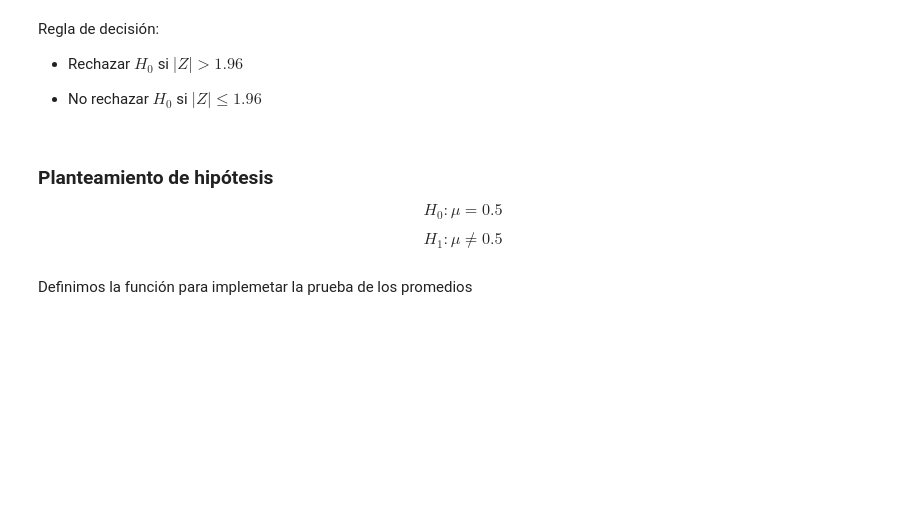
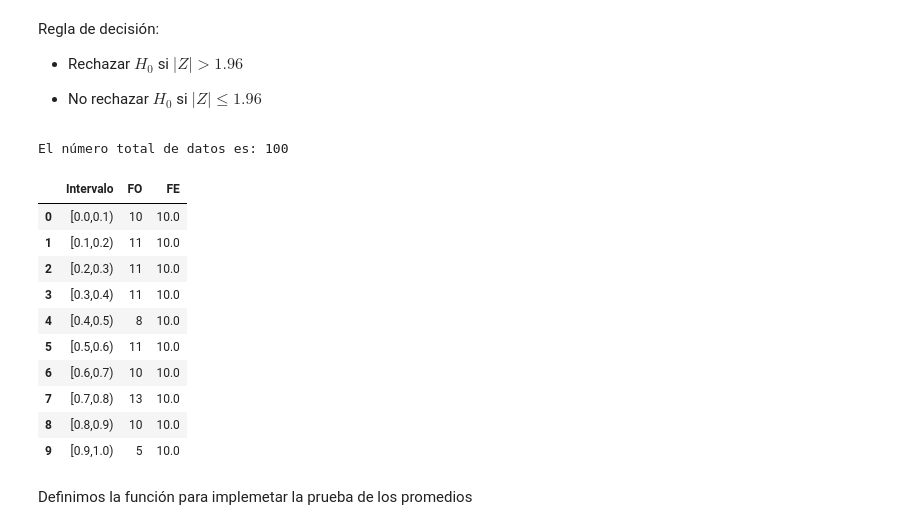
Before and after one commit to KarlaMichelleSorianoSanhez/Simulacion-I, a Jupyter notebook: prueba_frecuencias.ipynb, the cells around one changed output. Drawn from its saved outputs; the diff is of its cells as text; code cells hidden in the pictures; blank space fills up the shorter version.

```diff
--- a/prueba_frecuencias.ipynb
+++ b/prueba_frecuencias.ipynb
@@ -69,11 +75,5 @@ Regla de decisión:
 * Rechazar $H_0$ si $|Z| > 1.96$
 
 * No rechazar $H_0$ si $|Z| \le 1.96$
-# %% [markdown]
-### Planteamiento de hipótesis
-
-$$H_0 : \mu= 0.5$$
-
-$$ H_1 : \mu \neq 0.5 $$
 # %%
 import numpy as np #utilizada para calcular la media
@@ -105,3 +106,8 @@ data = [
 0.19147, 0.40644, 0.08128, 0.73435, 0.22724,
 0.22287, 0.07281, 0.64183, 0.44267, 0.72102
 ]
+
+n=len(data)
+print(f"El número total de datos es: {n}")
+# %% [output]
+El número total de datos es: 100
@@ -108,2 +155,21 @@ data = [
+# %%
+k = 10
+alpha = 0.05
+
+tabla, chi_calc, chi_crit = prueba_frecuencias(data, k, alpha)
+
+tabla
+# %% [output]
+|  | Intervalo | FO | FE |
+| 0 | [0.0,0.1) | 10 | 10.0 |
+| 1 | [0.1,0.2) | 11 | 10.0 |
+| 2 | [0.2,0.3) | 11 | 10.0 |
+| 3 | [0.3,0.4) | 11 | 10.0 |
+| 4 | [0.4,0.5) | 8 | 10.0 |
+| 5 | [0.5,0.6) | 11 | 10.0 |
+| 6 | [0.6,0.7) | 10 | 10.0 |
+| 7 | [0.7,0.8) | 13 | 10.0 |
+| 8 | [0.8,0.9) | 10 | 10.0 |
+| 9 | [0.9,1.0) | 5 | 10.0 |
 # %% [markdown]
 Definimos la función para implemetar la prueba de los promedios
```
Also changed, not shown: parts of 12 cells of this notebook.
